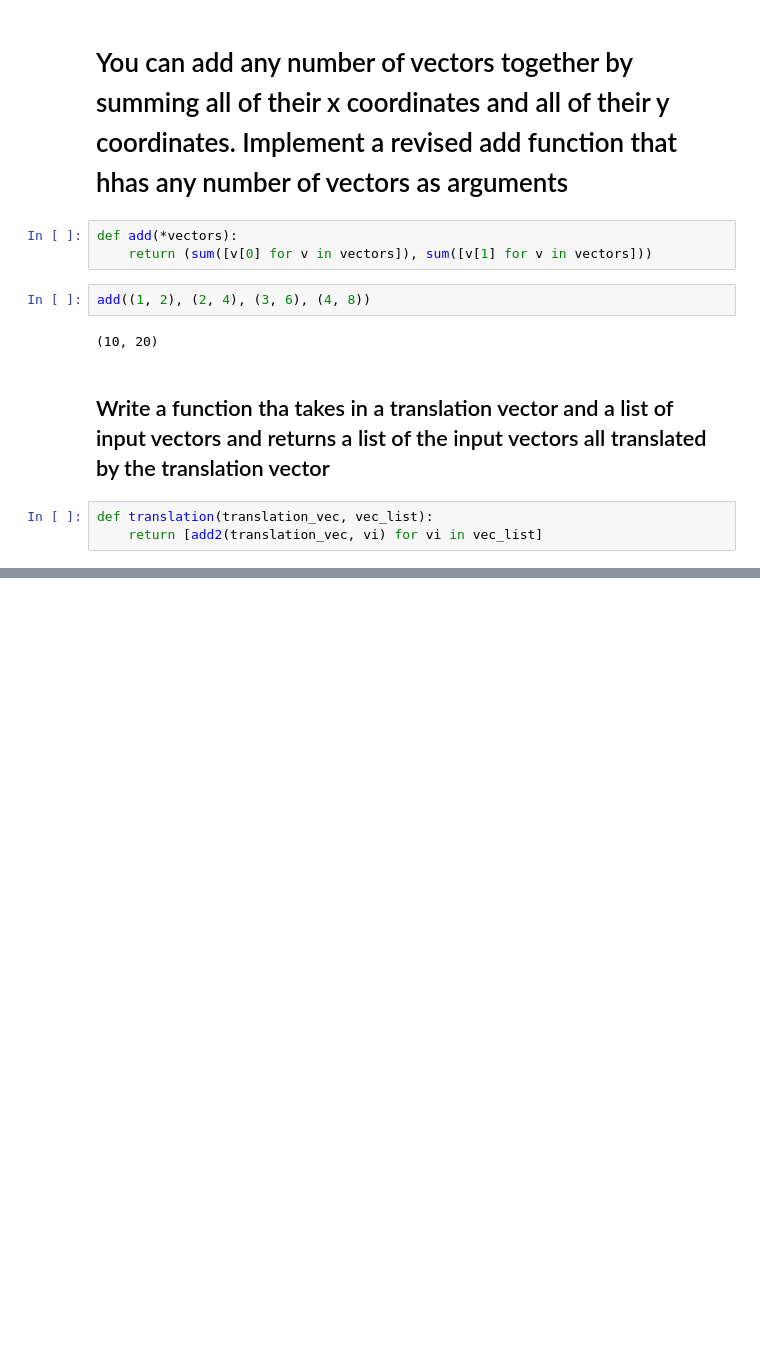
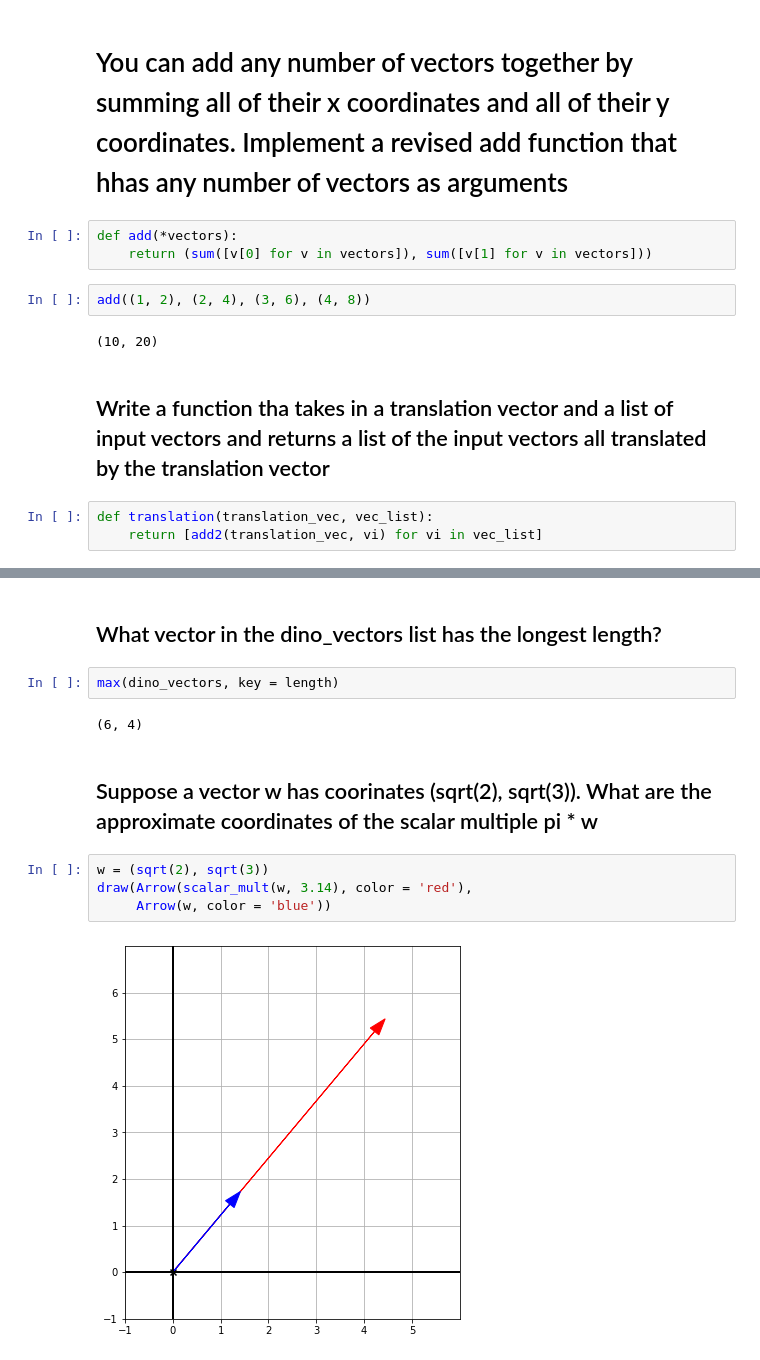
Before and after one commit to sergiovasquez122/Mathematics-for-programmers, a Jupyter notebook: Chapter_2_vectors.ipynb, the cells around one changed output, grey strips where cells are left out. Cells and saved outputs as stored; diff of their text form; blank space fills up the shorter version.

```diff
--- a/Chapter_2_vectors.ipynb
+++ b/Chapter_2_vectors.ipynb
@@ -131,0 +167,14 @@ draw(Arrow(add2(u, v), u, color = 'blue'),
+# %% [markdown]
+## What vector in the dino_vectors list has the longest length?
+# %%
+max(dino_vectors, key = length)
+# %% [output]
+(6, 4)
+# %% [markdown]
+## Suppose a vector w has coorinates (sqrt(2), sqrt(3)). What are the approximate coordinates of the scalar multiple pi * w
+# %%
+w = (sqrt(2), sqrt(3))
+draw(Arrow(scalar_mult(w, 3.14), color = 'red'),
+     Arrow(w, color = 'blue'))
+# %% [output]
+[figure, added]
```
Also changed, not shown: parts of 11 cells of this notebook.
